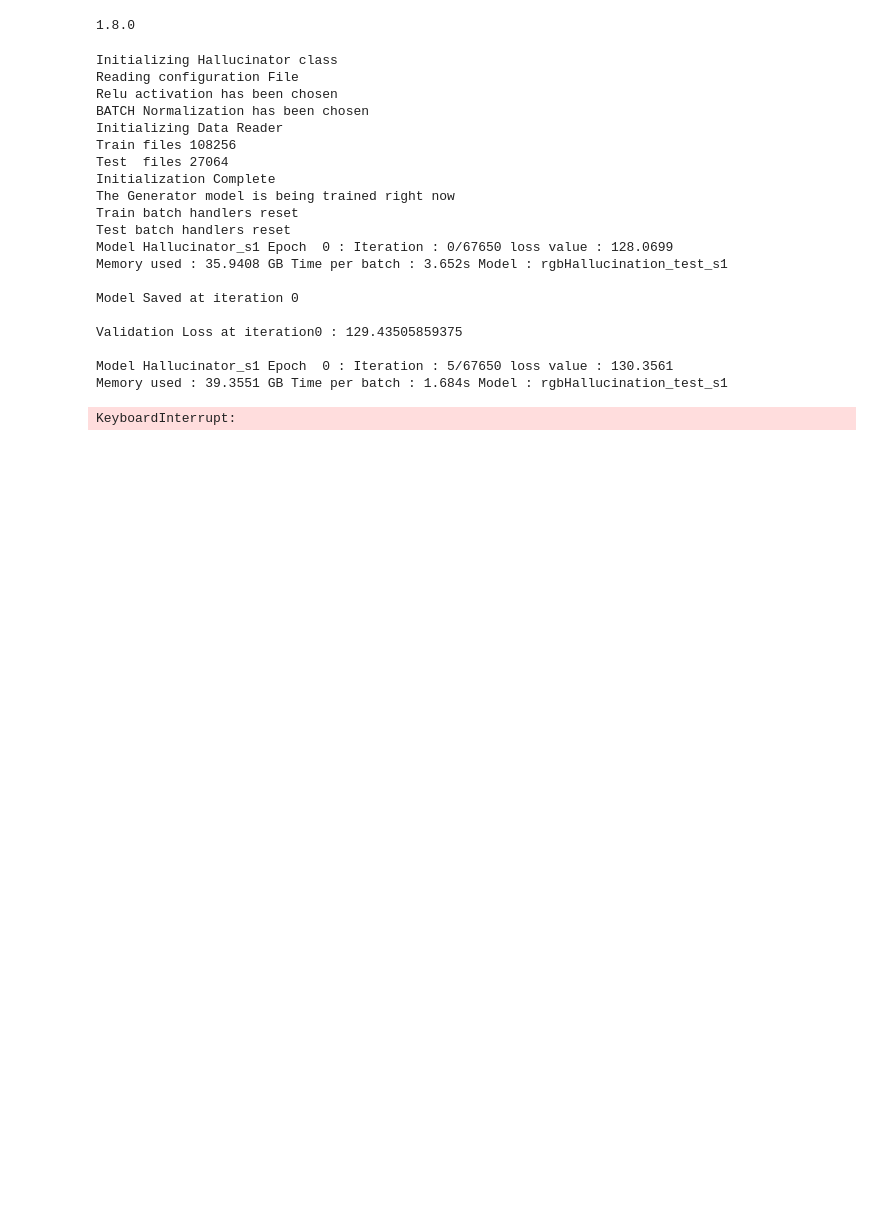
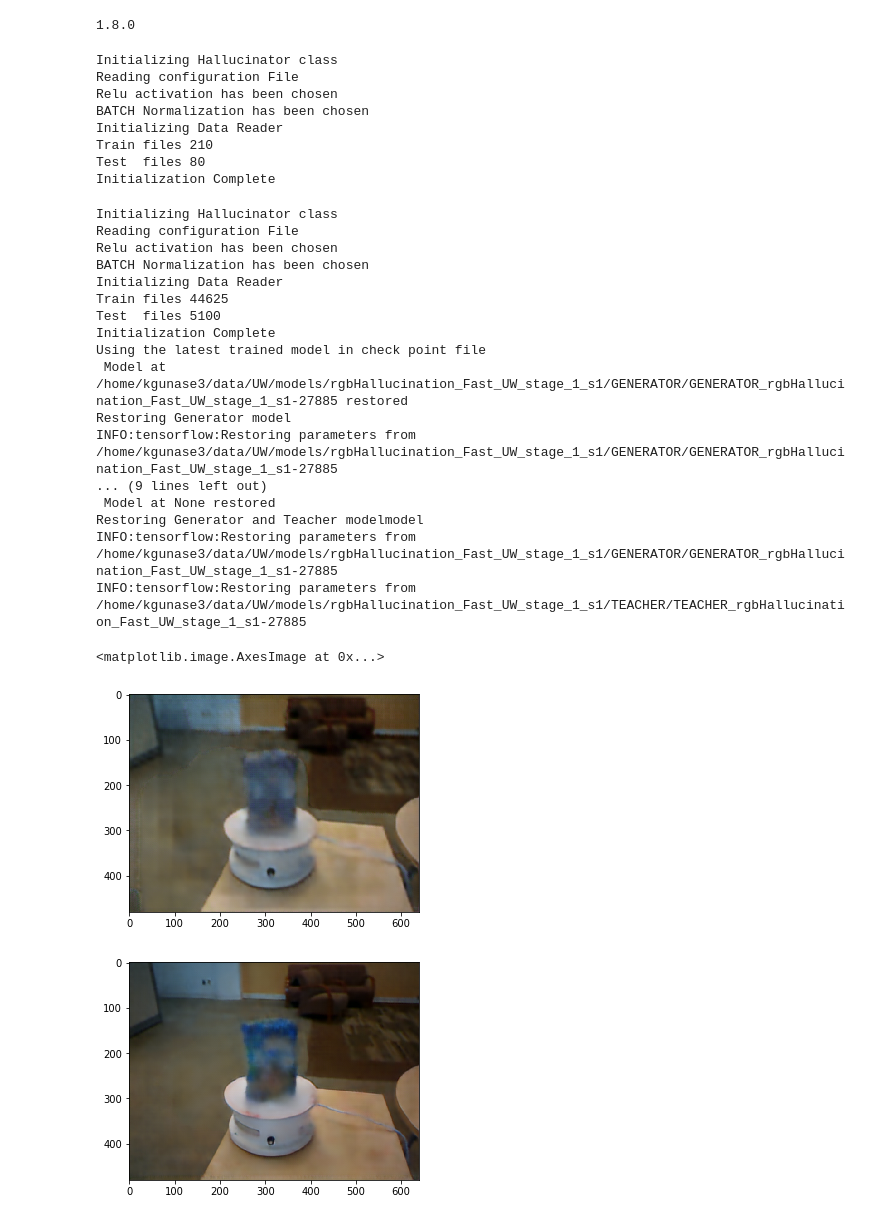
Before and after one commit to kausic94/Hallucination, a Jupyter notebook: src/RGBHallucinator.ipynb, the cells around one changed output. Saved outputs shown, nothing was run; the diff lists cells and outputs as text; code cells hidden in the pictures; blank space fills up the shorter version.

Commit message:
Fixed image reconstruction part

```diff
--- a/src/RGBHallucinator.ipynb
+++ b/src/RGBHallucinator.ipynb
@@ -436,31 +407,59 @@ class Hallucinator ():
 # %%
 if __name__=='__main__':
     tf.reset_default_graph()
-    H = Hallucinator('config_linknet_teacher_faster.ini',1,0)
+    H = Hallucinator('config_linknet_teacher_faster_finetune.ini',1,0)
     #print (H.teacherEndpoints.keys())
-    #H.restoreModel("TEACHER")
+    #H.restoreModel("BOTH")
     #H.testAll("TEACHER")
-    H.train("GENERATOR")
+    #H.train("GENERATOR")
     #print ("Mean : ",H.testAll())
+#     I=H.getReconstructedImage('/home/kgunase3/data/NYUD/Gupta_NYUD/depth_0014.png')
+#     I = I[0]
+#     I=np.uint8(I)
+#     import matplotlib.pyplot as plt
+#     plt.imshow(cv2.cvtColor(I,cv2.COLOR_BGR2RGB))
 # %% [output]
 Initializing Hallucinator class
 Reading configuration File
 Relu activation has been chosen
 BATCH Normalization has been chosen
 Initializing Data Reader
-Train files 108256
-Test  files 27064
+Train files 210
+Test  files 80
 Initialization Complete
-The Generator model is being trained right now
-Train batch handlers reset
-Test batch handlers reset
-Model Hallucinator_s1 Epoch  0 : Iteration : 0/67650 loss value : 128.0699
-Memory used : 35.9408 GB Time per batch : 3.652s Model : rgbHallucination_test_s1
-
-Model Saved at iteration 0
-
-Validation Loss at iteration0 : 129.43505859375
-
-Model Hallucinator_s1 Epoch  0 : Iteration : 5/67650 loss value : 130.3561
-Memory used : 39.3551 GB Time per batch : 1.684s Model : rgbHallucination_test_s1
-KeyboardInterrupt:
+# %%
+import matplotlib.pyplot as plt
+tf.reset_default_graph()
+H = Hallucinator('config_linknet_teacher_faster_UW.ini',1,0)
+img = H.getHallucinatedImages(['/home/kgunase3/data/rgbd-dataset/food_box/food_box_8/food_box_8_1_217_depth.png'])
+i =img[0]
+plt.figure()
+plt.imshow(cv2.cvtColor(i,cv2.COLOR_BGR2RGB))
+
+tf.reset_default_graph()
+H = Hallucinator('config_linknet_teacher_faster_UW.ini',1,0)
+img = H.getReconstructedImage('/home/kgunase3/data/rgbd-dataset/food_box/food_box_8/food_box_8_1_217_depth.png')
+i =img[0]
+plt.figure()
+plt.imshow(cv2.cvtColor(i,cv2.COLOR_BGR2RGB))
+# %% [output]
+Initializing Hallucinator class
+Reading configuration File
+Relu activation has been chosen
+BATCH Normalization has been chosen
+Initializing Data Reader
+Train files 44625
+Test  files 5100
+Initialization Complete
+Using the latest trained model in check point file
+ Model at /home/kgunase3/data/UW/models/rgbHallucination_Fast_UW_stage_1_s1/GENERATOR/GENERATOR_rgbHallucination_Fast_UW_stage_1_s1-27885 restored
+Restoring Generator model
+INFO:tensorflow:Restoring parameters from /home/kgunase3/data/UW/models/rgbHallucination_Fast_UW_stage_1_s1/GENERATOR/GENERATOR_rgbHallucination_Fast_UW_stage_1_s1-27885
+... (9 lines left out)
+ Model at None restored
+Restoring Generator and Teacher modelmodel
+INFO:tensorflow:Restoring parameters from /home/kgunase3/data/UW/models/rgbHallucination_Fast_UW_stage_1_s1/GENERATOR/GENERATOR_rgbHallucination_Fast_UW_stage_1_s1-27885
+INFO:tensorflow:Restoring parameters from /home/kgunase3/data/UW/models/rgbHallucination_Fast_UW_stage_1_s1/TEACHER/TEACHER_rgbHallucination_Fast_UW_stage_1_s1-27885
+<matplotlib.image.AxesImage at 0x...>
+[figure, added]
+[figure, added]
```
Also changed, not shown: parts of 7 cells of this notebook, 1 other file.
